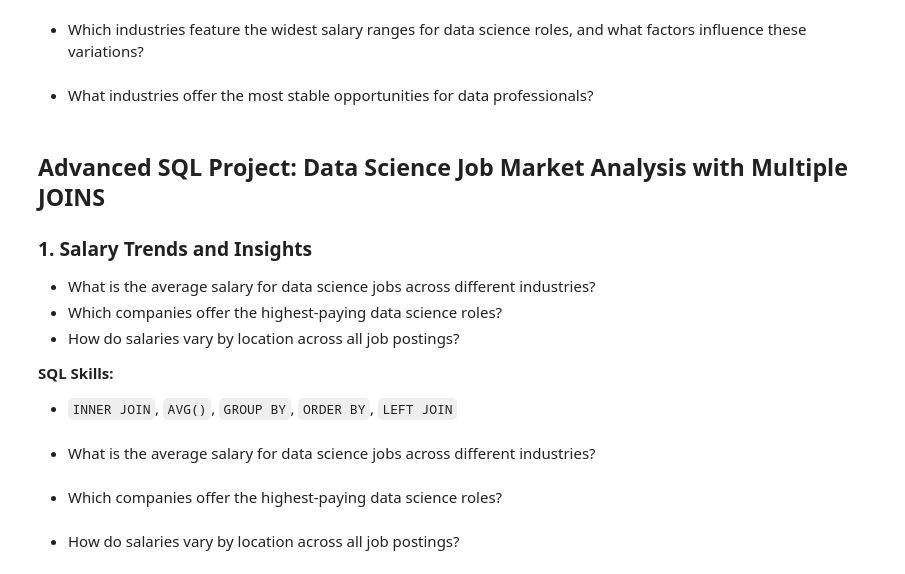
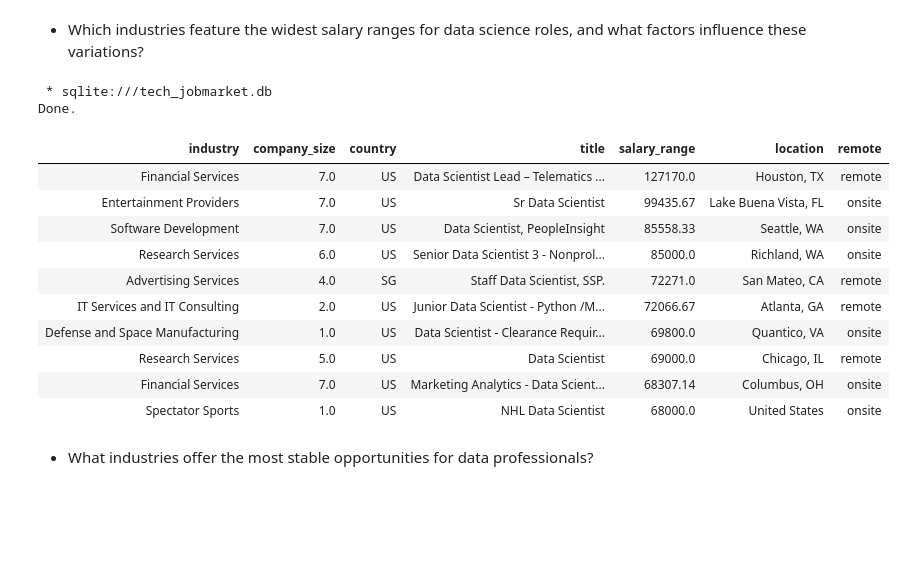
Before and after one commit to Ana-Akaishi/sql-projects, a Jupyter notebook: sql_projects/tech_job_posting/tech_jobpost.ipynb, the cells around one changed output. Cells and saved outputs as stored; diff of their text form; code cells hidden in the pictures; blank space fills up the shorter version.

```diff
--- a/sql_projects/tech_job_posting/tech_jobpost.ipynb
+++ b/sql_projects/tech_job_posting/tech_jobpost.ipynb
@@ -416,20 +501,47 @@ SQL Skills:
 # %% [markdown]
 - Which industries feature the widest salary ranges for data science roles, and what factors influence these variations?
+# %%
+%%sql
+WITH company_location AS(
+    SELECT
+            i.industry,
+            c.company_size,
+            c.country,
+            c.company_id
+    FROM companies c
+    JOIN industry i ON c.company_id = i.company_id
+    WHERE country IS NOT NULL
+)
+SELECT
+    industry,
+    company_size,
+    country,
+    title,
+    ROUND(AVG(max_salary) - AVG(min_salary),2) as salary_range,
+    location,
+    CASE
+        WHEN description LIKE '%remote%' THEN 'remote'
+        ELSE 'onsite'
+    END as remote
+FROM posting p
+JOIN company_location ON p.company_id = company_location.company_id
+WHERE title LIKE "%data scientist%"
+GROUP BY industry, remote
+ORDER BY salary_range DESC
+LIMIT 10
+# %% [output]
+ * sqlite:///tech_jobmarket.db
+Done.
+| industry | company_size | country | title | salary_range | location | remote |
+| Financial Services | 7.0 | US | Data Scientist Lead – Telematics ... | 127170.0 | Houston, TX | remote |
+| Entertainment Providers | 7.0 | US | Sr Data Scientist | 99435.67 | Lake Buena Vista, FL | onsite |
+| Software Development | 7.0 | US | Data Scientist, PeopleInsight | 85558.33 | Seattle, WA | onsite |
+| Research Services | 6.0 | US | Senior Data Scientist 3 - Nonprol... | 85000.0 | Richland, WA | onsite |
+| Advertising Services | 4.0 | SG | Staff Data Scientist, SSP. | 72271.0 | San Mateo, CA | remote |
+| IT Services and IT Consulting | 2.0 | US | Junior Data Scientist - Python /M... | 72066.67 | Atlanta, GA | remote |
+| Defense and Space Manufacturing | 1.0 | US | Data Scientist - Clearance Requir... | 69800.0 | Quantico, VA | onsite |
+| Research Services | 5.0 | US | Data Scientist | 69000.0 | Chicago, IL | remote |
+| Financial Services | 7.0 | US | Marketing Analytics - Data Scient... | 68307.14 | Columbus, OH | onsite |
+| Spectator Sports | 1.0 | US | NHL Data Scientist | 68000.0 | United States | onsite |
 # %% [markdown]
 - What industries offer the most stable opportunities for data professionals?
-# %% [markdown]
-## Advanced SQL Project: Data Science Job Market Analysis with Multiple JOINS
-
-### 1. **Salary Trends and Insights**
-   - What is the average salary for data science jobs across different industries?
-   - Which companies offer the highest-paying data science roles?
-   - How do salaries vary by location across all job postings?
-
-   **SQL Skills:**
-   - `INNER JOIN`, `AVG()`, `GROUP BY`, `ORDER BY`, `LEFT JOIN`
-# %% [markdown]
-   - What is the average salary for data science jobs across different industries?
-# %% [markdown]
-   - Which companies offer the highest-paying data science roles?
-# %% [markdown]
-   - How do salaries vary by location across all job postings?
```
Also changed, not shown: parts of 25 cells of this notebook, 1 other file.
